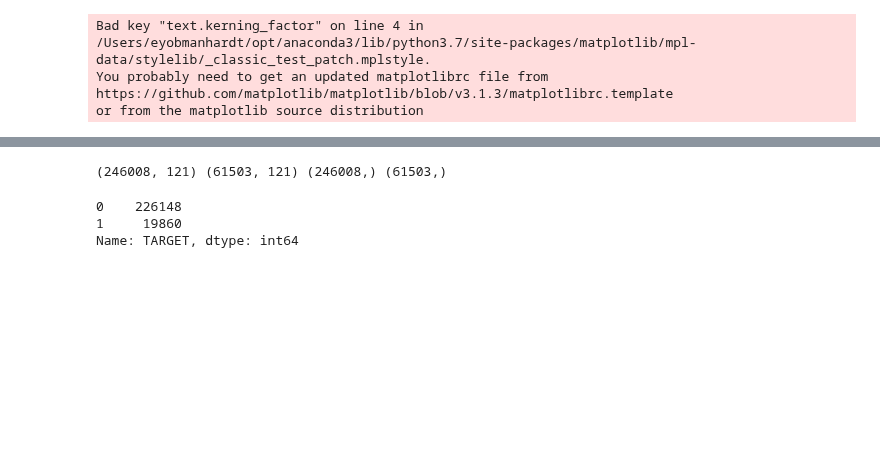
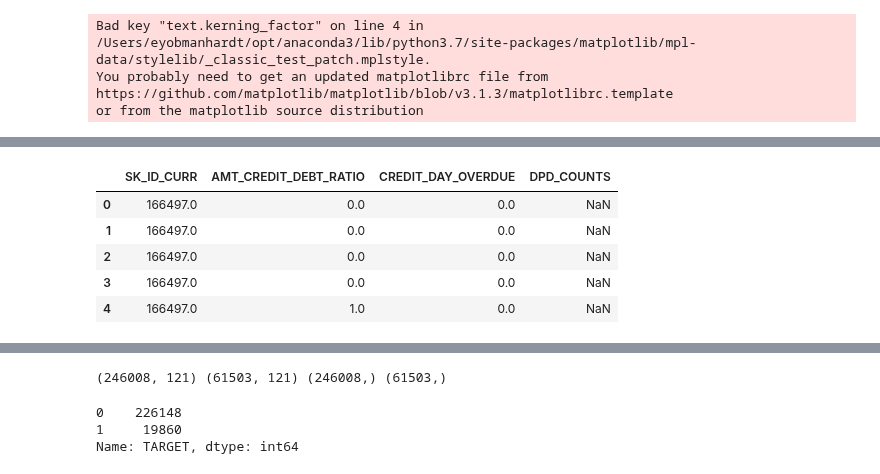
Before and after one commit to DSEI21000-S21/project-home-credit, a Jupyter notebook: experiments/eyob/playground2_baseline.ipynb, the cells around one changed output, grey strips where cells are left out. Cells and saved outputs as stored; diff of their text form; code cells hidden in the pictures; blank space fills up the shorter version.

```diff
--- a/experiments/eyob/playground2_baseline.ipynb
+++ b/experiments/eyob/playground2_baseline.ipynb
@@ -11,0 +187,10 @@ or from the matplotlib source distribution
+# %%
+bb.reset_index(inplace=True)
+bb.head()
+# %% [output]
+|  | SK_ID_CURR | AMT_CREDIT_DEBT_RATIO | CREDIT_DAY_OVERDUE | DPD_COUNTS |
+| 0 | 166497.0 | 0.0 | 0.0 | NaN |
+| 1 | 166497.0 | 0.0 | 0.0 | NaN |
+| 2 | 166497.0 | 0.0 | 0.0 | NaN |
+| 3 | 166497.0 | 0.0 | 0.0 | NaN |
+| 4 | 166497.0 | 1.0 | 0.0 | NaN |
```
Also changed, not shown: parts of 39 cells of this notebook, 1 other file.
